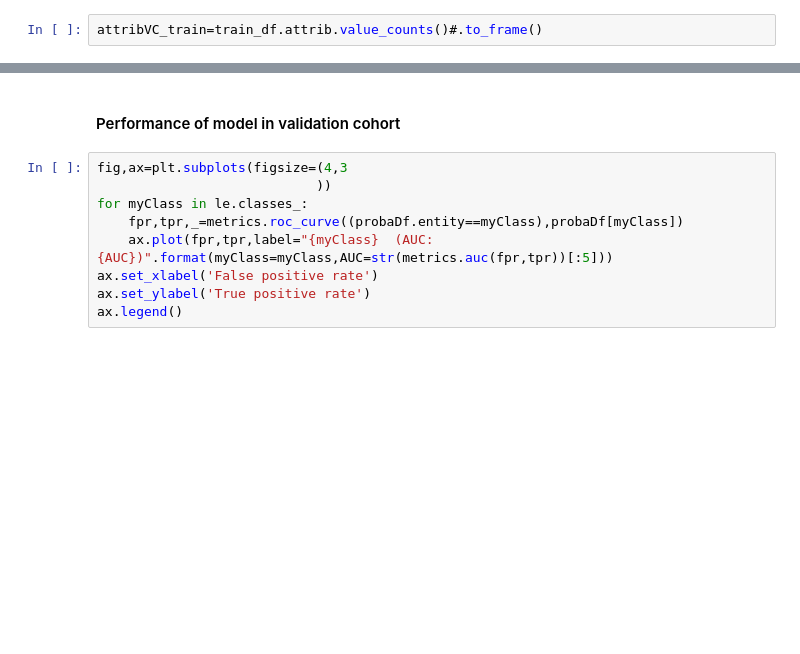
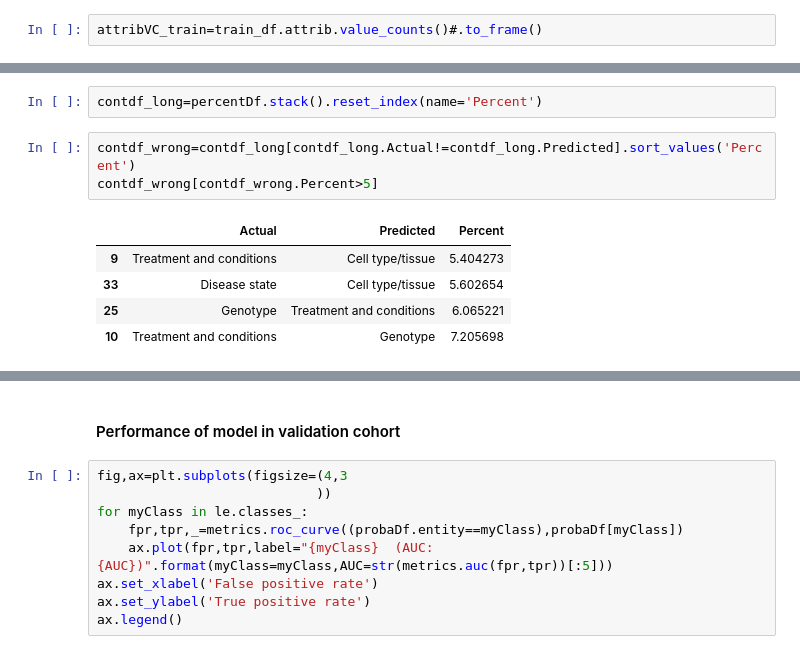
Before and after one commit to brianyiktaktsui/DEEP_NLP, a Jupyter notebook: deep_sra_train.ipynb, the cells around one changed output, grey strips where cells are left out. Cells and saved outputs as stored; diff of their text form; blank space fills up the shorter version.

```diff
--- a/deep_sra_train.ipynb
+++ b/deep_sra_train.ipynb
@@ -389,0 +468,11 @@ fig.savefig('./Results/Figures/entity_contingency.png',dpi=300)
+# %%
+contdf_long=percentDf.stack().reset_index(name='Percent')
+# %%
+contdf_wrong=contdf_long[contdf_long.Actual!=contdf_long.Predicted].sort_values('Percent')
+contdf_wrong[contdf_wrong.Percent>5]
+# %% [output]
+|  | Actual | Predicted | Percent |
+| 9 | Treatment and conditions | Cell type/tissue | 5.404273 |
+| 33 | Disease state | Cell type/tissue | 5.602654 |
+| 25 | Genotype | Treatment and conditions | 6.065221 |
+| 10 | Treatment and conditions | Genotype | 7.205698 |
```
Also changed, not shown: parts of 88 cells of this notebook.
